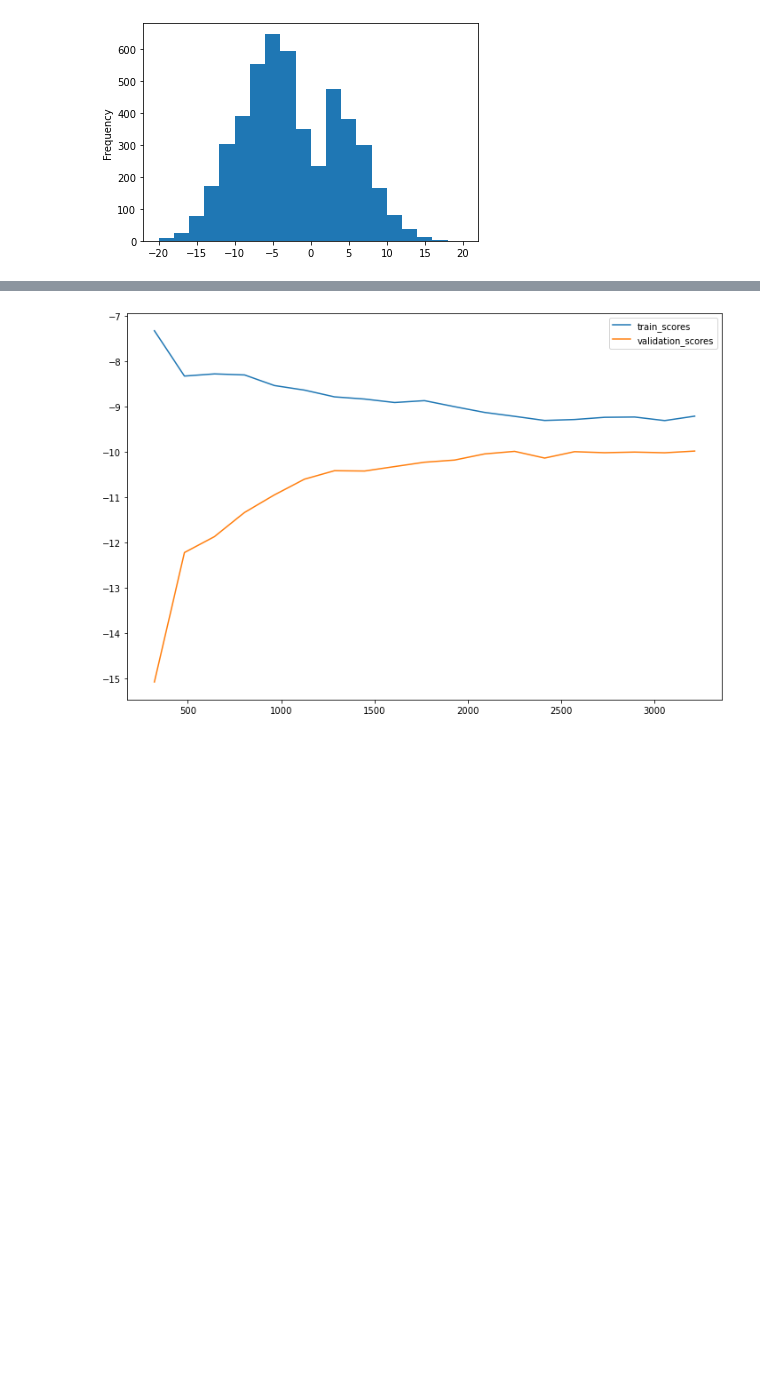
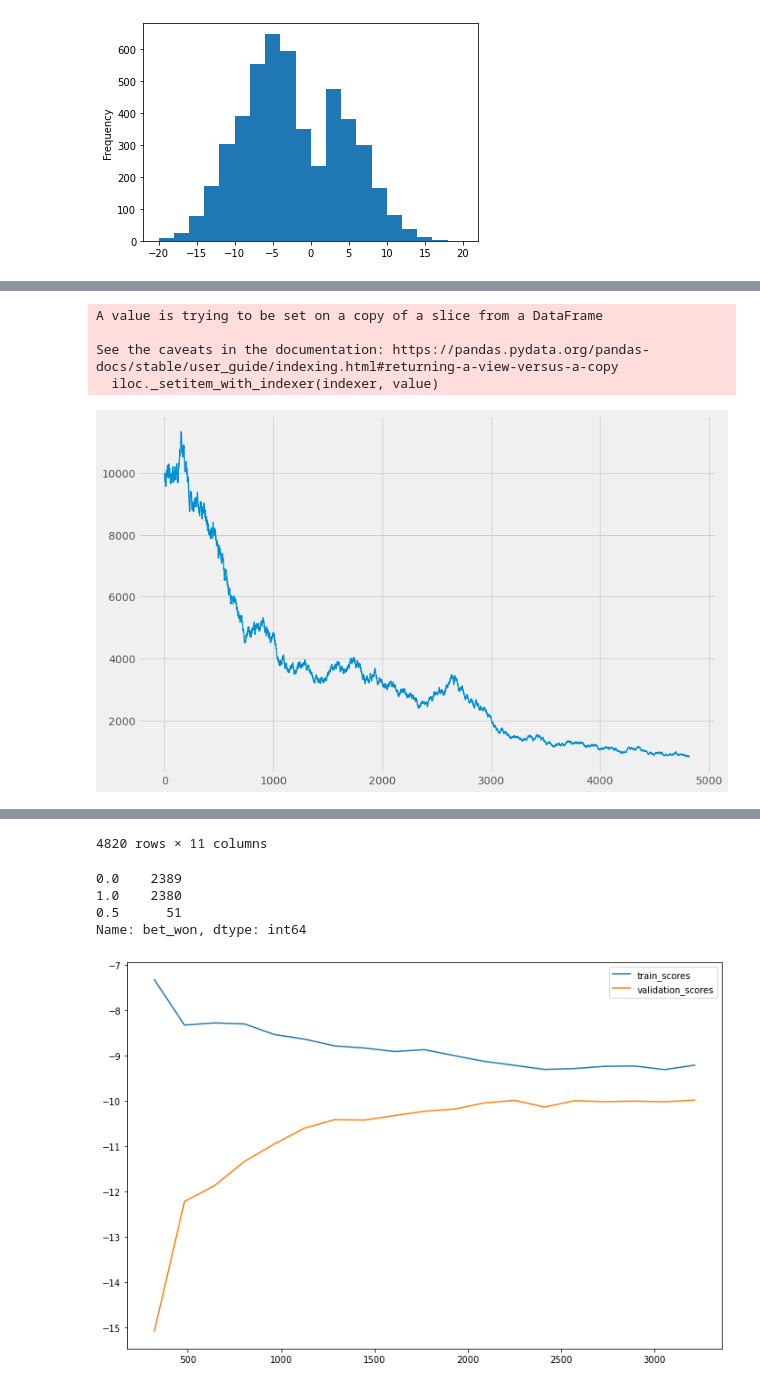
Before and after one commit to jnish23/NBA_Model, a Jupyter notebook: notebooks/team_based_modelv2.ipynb, the cells around one changed output, grey strips where cells are left out. Cells and saved outputs as stored; diff of their text form; code cells hidden in the pictures; blank space fills up the shorter version.

```diff
--- a/notebooks/team_based_modelv2.ipynb
+++ b/notebooks/team_based_modelv2.ipynb
@@ -308,0 +986,26 @@ X_train.shape
+# %%
+betting_results = full_df[['total', 'AWAY_TEAM_SCORE', 'HOME_TEAM_SCORE']].iloc[cutoff:, :]
+betting_results['actual_total'] = betting_results['AWAY_TEAM_SCORE'] + betting_results['HOME_TEAM_SCORE']
+betting_results['model_preds'] = y_preds
+
+
+betting_results['bet_over'] = (betting_results['model_preds'] > betting_results['total']).astype(int)
+betting_results['over_correct'] = (betting_results['actual_total'] > betting_results['total']).astype(int)
+betting_results.loc[betting_results['total'] == betting_results['actual_total'], 'over_correct'] = 0.5
+betting_results['bet_won'] = (betting_results['bet_over'] == betting_results['over_correct']).astype(int)
+betting_results.loc[betting_results['over_correct'] == 0.5, 'bet_won'] = 0.5
+
+betting_results['bankroll_i'] = np.nan
+betting_results['bankroll_n'] = np.nan
+betting_results['bankroll_i'].iloc[0] = 10000
+betting_results['bet_size'] = np.nan
+
+betting_results
+
+simulate_bets(betting_results)
+# %% [output]
+A value is trying to be set on a copy of a slice from a DataFrame
+
+See the caveats in the documentation: https://pandas.pydata.org/pandas-docs/stable/user_guide/indexing.html#returning-a-view-versus-a-copy
+  iloc._setitem_with_indexer(indexer, value)
+[figure, added]
@@ -309,3 +1024,11 @@ X_train.shape
+4820 rows × 11 columns
+# %%
+betting_results['bet_won'].value_counts()
+# %% [output]
+0.0    2389
+1.0    2380
+0.5      51
+Name: bet_won, dtype: int64
 # %%
 tscv = TimeSeriesSplit(n_splits=5)
 # %%
```
Also changed, not shown: parts of 60 cells of this notebook, 6 other files.
